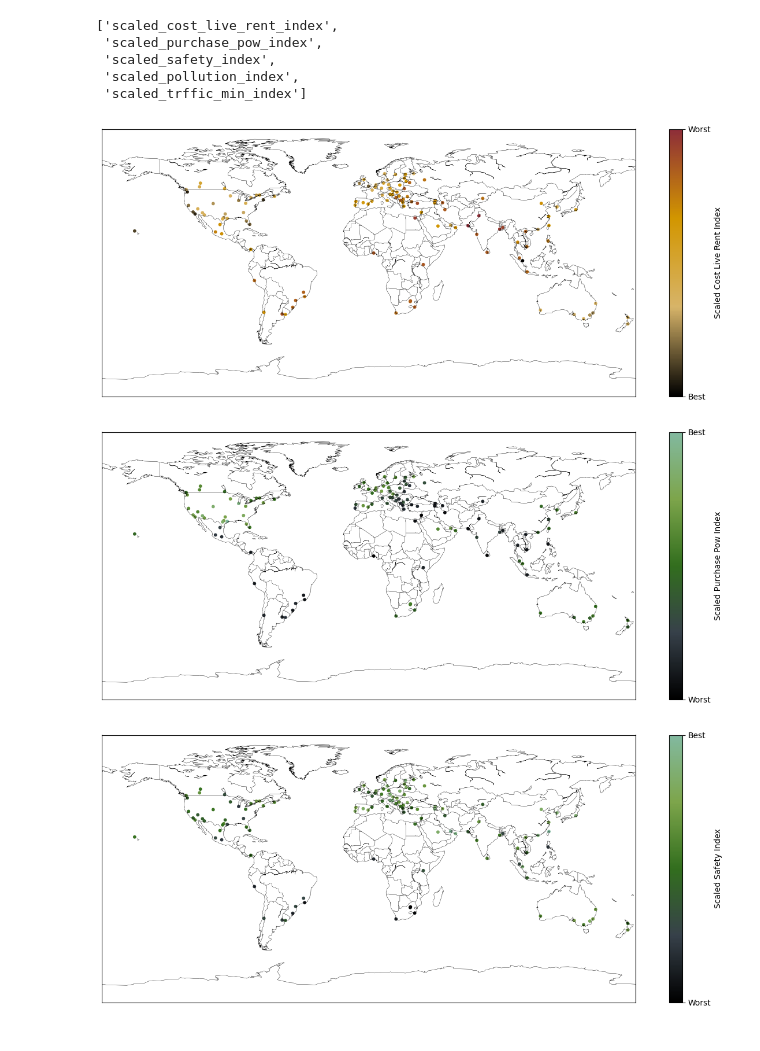
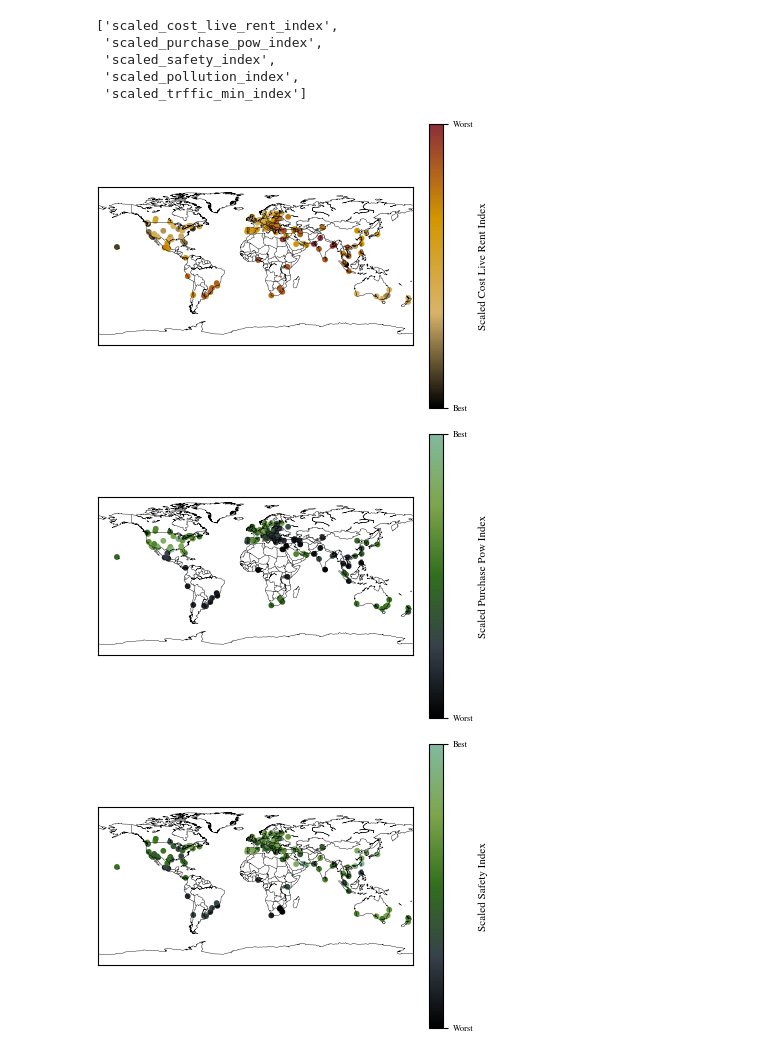
Before and after one commit to kayoooon1/city-recsys, a Jupyter notebook: Modelling/visualization.ipynb, the cells around one changed output. Drawn from its saved outputs; the diff is of its cells as text; code cells hidden in the pictures.

Commit message:
21.01.2024: Saved and convert the plots in a latex format

```diff
--- a/Modelling/visualization.ipynb
+++ b/Modelling/visualization.ipynb
@@ -101,35 +101,37 @@ all_features = final_df.columns.tolist()[2:7]
 # Remove red features from all features to get green features
 green_features = [feature for feature in all_features if feature not in red_features]
 
 for feature in all_features:
     # Create a figure and axes
-    fig, ax = plt.subplots(figsize=(15, 6))
-
+    plt.rcParams.update(bundles.icml2022(column="half", nrows=4, ncols=3, usetex=False))
+    fig, ax = plt.subplots(figsize=(4,3))
     # Create a basemap of the world
     m = Basemap(projection='cyl', resolution='c', ax=ax)
 
     # Draw coastlines and countries with thinner lines
     m.drawcoastlines(linewidth=0.3)
     m.drawcountries(linewidth=0.3)
 
     # Convert latitudes and longitudes to map projection coordinates
     x, y = m(final_df['lng'].values, final_df['lat'].values)
 
     # Create a scatter plot on the map
     if feature in red_features:
         sc = ax.scatter(x, y, c=final_df[feature], cmap=cmap_red, s=10)
         cbar_r = plt.colorbar(sc, label=feature.replace('_', ' ').title())
         cbar_r.ax.set_yticks([0,1])
         cbar_r.ax.set_yticklabels(['Best', 'Worst'])
+        plt.savefig(feature + '.pdf')
     else:
         sc = ax.scatter(x, y, c=final_df[feature], cmap=cmap_blue, s=10)
         cbar_g=plt.colorbar(sc, label=feature.replace('_', ' ').title())
         cbar_g.ax.set_yticks([0,1])
         cbar_g.ax.set_yticklabels(['Worst', 'Best'])
+        plt.savefig(feature + '.pdf')
 
     # Show the plot
     plt.show()
 # %% [output]
-[figure, old version]
+[figure, new version]
-[figure, old version]
+[figure, new version]
-[figure, old version]
+[figure, new version]
```
Also changed, not shown: parts of 1 cell of this notebook, 9 other files.
